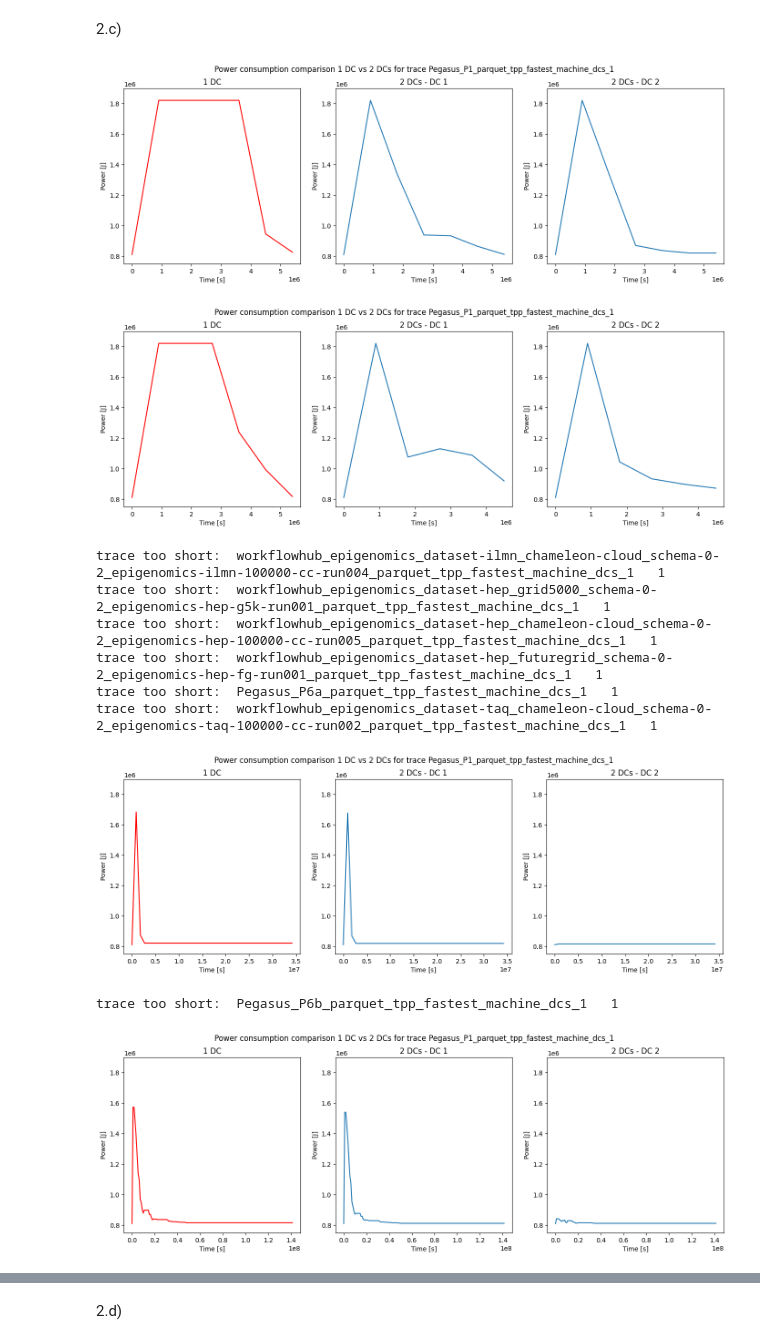
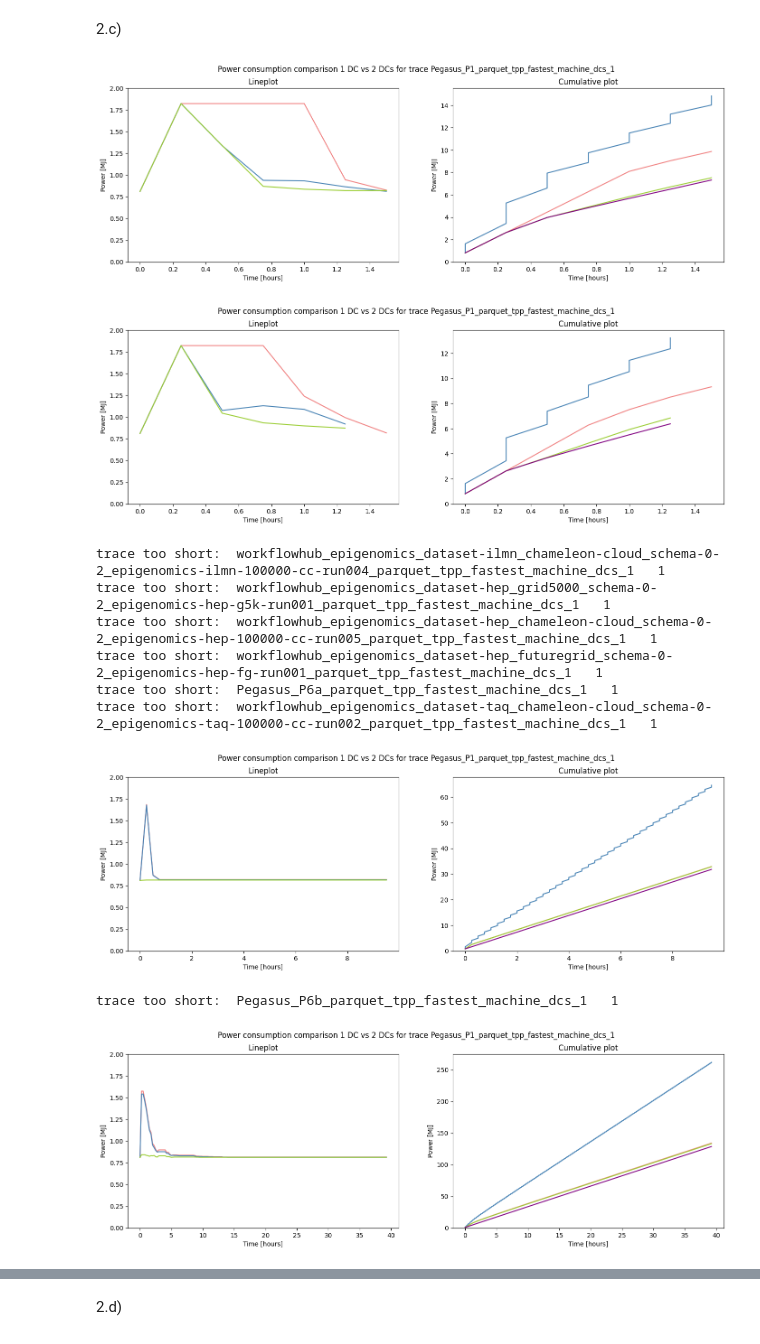
Before and after one commit to Raiduy/gdc-energy-efficiency-analysis, a Jupyter notebook: experiment_result_processing.ipynb, the cells around one changed output, grey strips where cells are left out. Cells and saved outputs as stored; diff of their text form; code cells hidden in the pictures.

Commit message:
add cumulative plots

```diff
--- a/experiment_result_processing.ipynb
+++ b/experiment_result_processing.ipynb
@@ -400,6 +297,8 @@ for i in range(len(utilization_candidates_fmp)):
         ax.axhline(y=theoretical_min, color='green', linestyle=':', label=f'Idle = {round(theoretical_min, 2)}', alpha=0.3)
         ax.axhline(y=theoretical_min_dvfs, color='blue', linestyle=':', label=f'Idle with DVFS = {round(theoretical_min_dvfs, 2)}', alpha=0.3)
 
+        plt.fill_between(fmp_env['timestamp'], 0, theoretical_min_dvfs, facecolor='black', alpha=0.3)
+        plt.fill_between(fmp_env['timestamp'], theoretical_max, top_limit, facecolor='red', alpha=0.3)
         ax.grid(True)
 
         ax.set_title('IT power consumption for trace: ' + fmp_name
@@ -448,5 +328,11 @@ trace too short:  Pegasus_P6b_parquet_tpp_fastest_machine_dcs_1   1
 # %%
 vs_graph_counter = 0
+conversion_factor = 1_000_000
+conversion_name = 'M'
+
+top_limit = 2000000
+top_limit = top_limit / conversion_factor
+
 for i in range(len(utilization_candidates_fmp)):
     if vs_graph_counter > 6:
         break
@@ -456,59 +342,67 @@ for i in range(len(utilization_candidates_fmp)):
     fmp_env_dc_1 = create_env_dataframe(path_ex1, fmp_name_dc_1)
     fmp_env_dc_2 = create_env_dataframe(path_ex1, fmp_name_dc_2)
 
+    fmp_env_dc_1['it_power_total'] = fmp_env_dc_1['it_power_total'] / conversion_factor
+    fmp_env_dc_2['it_power_total'] = fmp_env_dc_2['it_power_total'] / conversion_factor
+
+    fmp_env_dc_1['timestamp'] = fmp_env_dc_1['timestamp'] / 1000 / 60 / 60
+    fmp_env_dc_2['timestamp'] = fmp_env_dc_2['timestamp'] / 1000 / 60 / 60
+
     # fmp_env['it_power_total']
 
     # plot fmp and lah it power total
     if len(fmp_env_dc_1) > 2:
-        fig, (ax, ax1, ax2) = plt.subplots(1, 3, figsize=(17, 5))
-        ax.plot(fmp_env_dc_1['timestamp'], fmp_env_dc_1['it_power_total'], color='red', label='FMP')
-        ax1.plot(fmp_env_dc_2[fmp_env_dc_2['host_id'] == '0-0']['timestamp'], fmp_env_dc_2[fmp_env_dc_2['host_id'] == '0-0']['it_power_total'])
-        ax2.plot(fmp_env_dc_2[fmp_env_dc_2['host_id'] == '1-1']['timestamp'], fmp_env_dc_2[fmp_env_dc_2['host_id'] == '1-1']['it_power_total'])
+        fig, (ax, ax1) = plt.subplots(1, 2, figsize=(17, 5))
+        ax.plot(fmp_env_dc_1['timestamp'], fmp_env_dc_1['it_power_total'], color=colors[0], label='FMP')
+        ax.plot(fmp_env_dc_2[fmp_env_dc_2['host_id'] == '0-0']['timestamp'], fmp_env_dc_2[fmp_env_dc_2['host_id'] == '0-0']['it_power_total'], color = colors[1])
+        ax.plot(fmp_env_dc_2[fmp_env_dc_2['host_id'] == '1-1']['timestamp'], fmp_env_dc_2[fmp_env_dc_2['host_id'] == '1-1']['it_power_total'], color = colors[2])
+
+        ax1.plot(fmp_env_dc_1['timestamp'], fmp_env_dc_1['it_power_total'].cumsum(), color=colors[0], label='FMP')
+        ax1.plot(fmp_env_dc_2['timestamp'], fmp_env_dc_2['it_power_total'].cumsum(), color = colors[1])
+        ax1.plot(fmp_env_dc_2[fmp_env_dc_2['host_id'] == '0-0']['timestamp'], fmp_env_dc_2[fmp_env_dc_2['host_id'] == '0-0']['it_power_total'].cumsum(), color = colors[2])
+        ax1.plot(fmp_env_dc_2[fmp_env_dc_2['host_id'] == '1-1']['timestamp'], fmp_env_dc_2[fmp_env_dc_2['host_id'] == '1-1']['it_power_total'].cumsum(), color = 'purple')
         # ax.set_title('IT power consumption for trace: ' + fmp_name[:-1]
         #               + '\nAverage power consumption: ' + utilization_candidates_fmp.iloc[i]['AvgResourceUsage'].astype(str))
         # ax.set_xlabel('Time [s]')
         # ax.set_ylabel('Power [J]')
         # ax.legend()
-        ax.set_title('1 DC')
-        ax1.set_title('2 DCs - DC 1')
-        ax2.set_title('2 DCs - DC 2')
+        ax.set_title('Lineplot')
+        ax1.set_title('Cumulative plot')
+        # ax2.set_title('2 DCs - DC 2')
 
-        ax.set_xlabel('Time [s]')
-        ax.set_ylabel('Power [J]')
-        ax1.set_xlabel('Time [s]')
-        ax1.set_ylabel('Power [J]')
-        ax2.set_xlabel('Time [s]')
-        ax2.set_ylabel('Power [J]')
+        ax.set_xlabel('Time [hours]')
+        ax.set_ylabel(f'Power [{conversion_name}J]')
+        ax1.set_xlabel('Time [hours]')
+        ax1.set_ylabel(f'Power [{conversion_name}J]')
 
-        ax.set_ylim(750000, 1900000)
-        ax1.set_ylim(750000, 1900000)
-        ax2.set_ylim(750000, 1900000)
+        ax.set_ylim(0, top_limit)
+        ax1.set_ylim(0)
 
         fig.suptitle('Power consumption comparison 1 DC vs 2 DCs for trace ' + fmp_name)
         plt.show()
 
         vs_graph_counter += 1
     else:
         print('trace too short: ', fmp_name_dc_1, ' ', len(fmp_env_dc_1))
 
 '''
 add cumulative plot for the 2 DCs:
   - 1 curve with total energy consumption for 2 DCs
   - individual curves for each DC with different line styles
 + comments from above
 change line styles for the 2 DCs
 you can also leave data in seconds and add bars to separate days
 (i.e., two subplots)
 '''
 # %% [output]
-[figure, old version]
+[figure, new version]
-[figure, old version]
+[figure, new version]
 trace too short:  workflowhub_epigenomics_dataset-ilmn_chameleon-cloud_schema-0-2_epigenomics-ilmn-100000-cc-run004_parquet_tpp_fastest_machine_dcs_1   1
 trace too short:  workflowhub_epigenomics_dataset-hep_grid5000_schema-0-2_epigenomics-hep-g5k-run001_parquet_tpp_fastest_machine_dcs_1   1
 trace too short:  workflowhub_epigenomics_dataset-hep_chameleon-cloud_schema-0-2_epigenomics-hep-100000-cc-run005_parquet_tpp_fastest_machine_dcs_1   1
 trace too short:  workflowhub_epigenomics_dataset-hep_futuregrid_schema-0-2_epigenomics-hep-fg-run001_parquet_tpp_fastest_machine_dcs_1   1
 trace too short:  Pegasus_P6a_parquet_tpp_fastest_machine_dcs_1   1
 trace too short:  workflowhub_epigenomics_dataset-taq_chameleon-cloud_schema-0-2_epigenomics-taq-100000-cc-run002_parquet_tpp_fastest_machine_dcs_1   1
-[figure, old version]
+[figure, new version]
 trace too short:  Pegasus_P6b_parquet_tpp_fastest_machine_dcs_1   1
-[figure, old version]
+[figure, new version]
```
Also changed, not shown: parts of 20 cells of this notebook.
